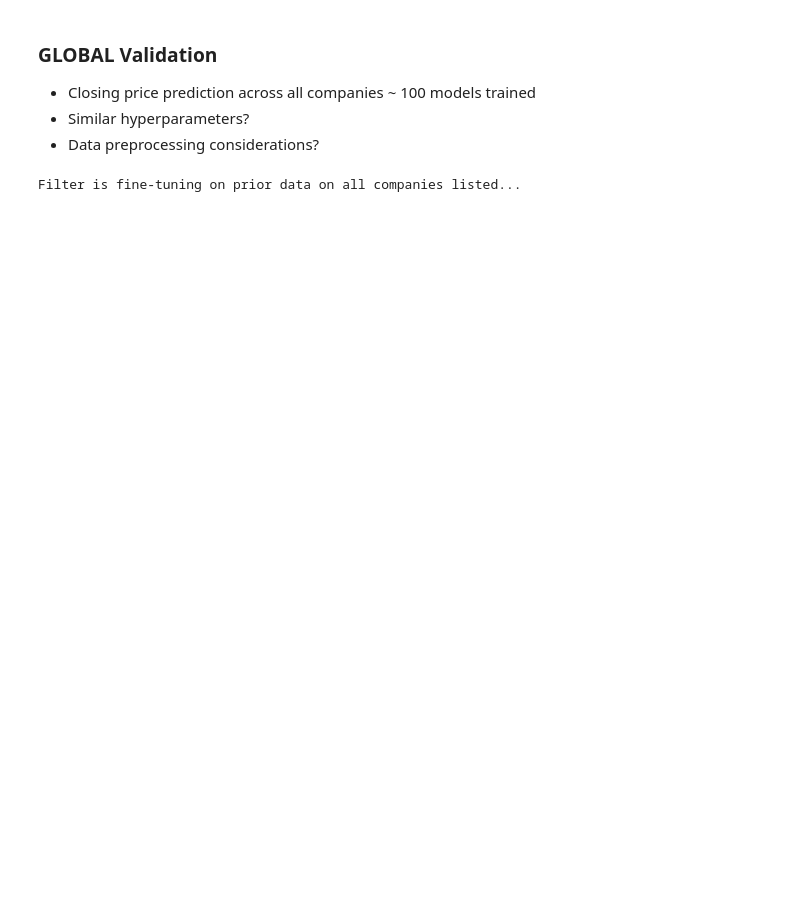
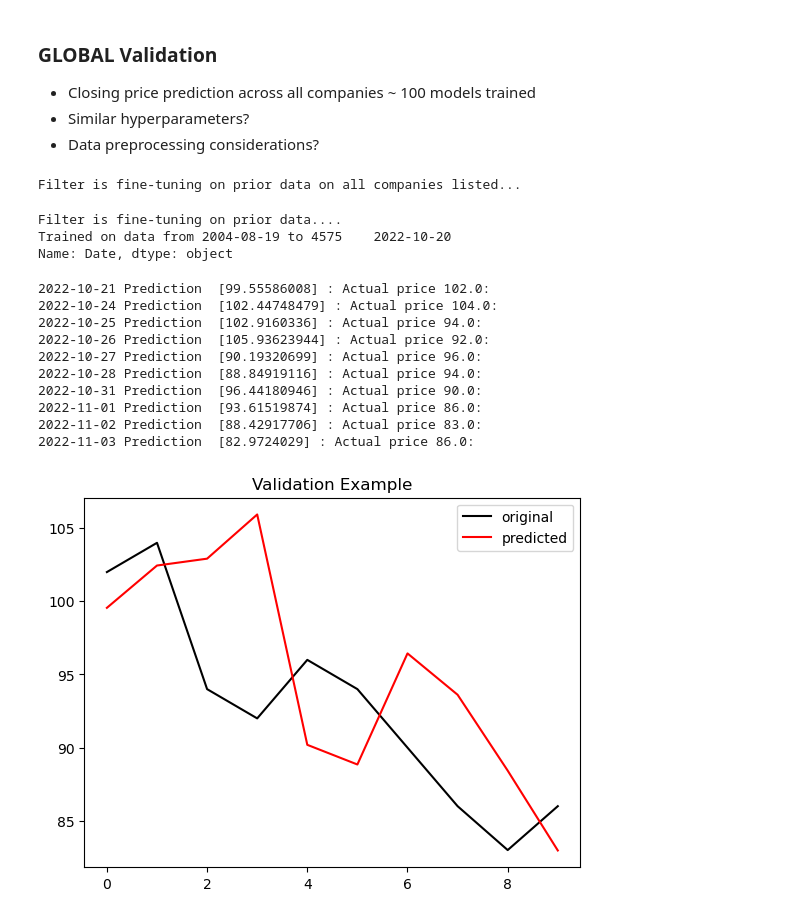
Before and after one commit to samarth0898/StockPricePrediction, a Jupyter notebook: AdaptiveFiltering/prototype.ipynb, the cells around one changed output. Drawn from its saved outputs; the diff is of its cells as text; code cells hidden in the pictures; blank space fills up the shorter version.

Commit message:
train cyles fixed

```diff
--- a/AdaptiveFiltering/prototype.ipynb
+++ b/AdaptiveFiltering/prototype.ipynb
@@ -202,0 +238,75 @@ Filter is fine-tuning on prior data on all companies listed...
+# %%
+# Data loader
+
+path = "stocks_dataCLOSE/GOOGL.csv"
+# csv_files = glob.glob(os.path.join(path, "norm_GOOGL.csv"))
+df = pd.read_csv(path)
+signal  = {}
+signal['date'] = df['Date']
+signal['close'] = df['Close']
+# Quantizing for more accuracy ?
+# Smoothing with an LPF might also work
+signal['close'] = [np.floor(i) for i in signal['close']]
+signal['close'] = np.array(signal['close'])
+
+
+
+predClass = lmsTrainPred()
+real_values, pred_values = [], []
+print("Filter is fine-tuning on prior data.... ")
+
+# We set the learning rate depending on the max
+
+print("Trained on data from {} to {}".format(signal['date'][0], signal['date'][-12:-11]))
+j = 0
+train_data_v = signal['close'][:-11] # Everything before 20th
+train_data_d = signal['date'][:-11]
+train_len = len(train_data_v)
+for i in tqdm(range(train_len-30)):
+    x = train_data_v[i:i+30]
+    predClass.train(x)
+# Iteratively predict and train for the last 10 days
+test_data_v = np.concatenate((train_data_v[4545:4545+30], signal['close'][-11:]), axis= 0)
+test_data_d = list(signal['date'][-11:])
+test_len = len(test_data_v)
+prediction = []
+actual = []
+for i in tqdm(range(test_len-30-1)):
+
+    # We make a prediction first, then put it into the model
+    # Pass the last 30 values
+    y_pred = predClass.predictToday(test_data_v[i:i+30],1)
+    prediction.append(y_pred[-1])
+    actual.append(test_data_v[30+i+1])
+
+    print("{} Prediction  {} : Actual price {}: ".format(test_data_d[i],y_pred[-1], test_data_v[30+i+1]))
+    predClass.train(test_data_v[i+1:i+30+1])
+
+
+plt.plot(actual, color = 'black')
+plt.plot(prediction, color = 'red')
+plt.legend(["original", "predicted"])
+plt.title("Validation Example")
+plt.show()
+
+
+# # Printout relevant metrics
+# print("For every window size of 30,  we used 29 to learn the filter weights and 1 for validation.\nWe accumulate these validation scores and calcualte the MSE and MAE below:")
+# print("Company: Google")
+# print("Mean Squared Error: ",mean_squared_error(real_values, pred_values) )
+# print("Mean Absolute Error:", mean_absolute_error(real_values, pred_values))
+# %% [output]
+Filter is fine-tuning on prior data....
+Trained on data from 2004-08-19 to 4575    2022-10-20
+Name: Date, dtype: object
+2022-10-21 Prediction  [99.55586008] : Actual price 102.0:
+2022-10-24 Prediction  [102.44748479] : Actual price 104.0:
+2022-10-25 Prediction  [102.9160336] : Actual price 94.0:
+2022-10-26 Prediction  [105.93623944] : Actual price 92.0:
+2022-10-27 Prediction  [90.19320699] : Actual price 96.0:
+2022-10-28 Prediction  [88.84919116] : Actual price 94.0:
+2022-10-31 Prediction  [96.44180946] : Actual price 90.0:
+2022-11-01 Prediction  [93.61519874] : Actual price 86.0:
+2022-11-02 Prediction  [88.42917706] : Actual price 83.0:
+2022-11-03 Prediction  [82.9724029] : Actual price 86.0:
+[figure, added]
```
Also changed, not shown: parts of 10 cells of this notebook.
